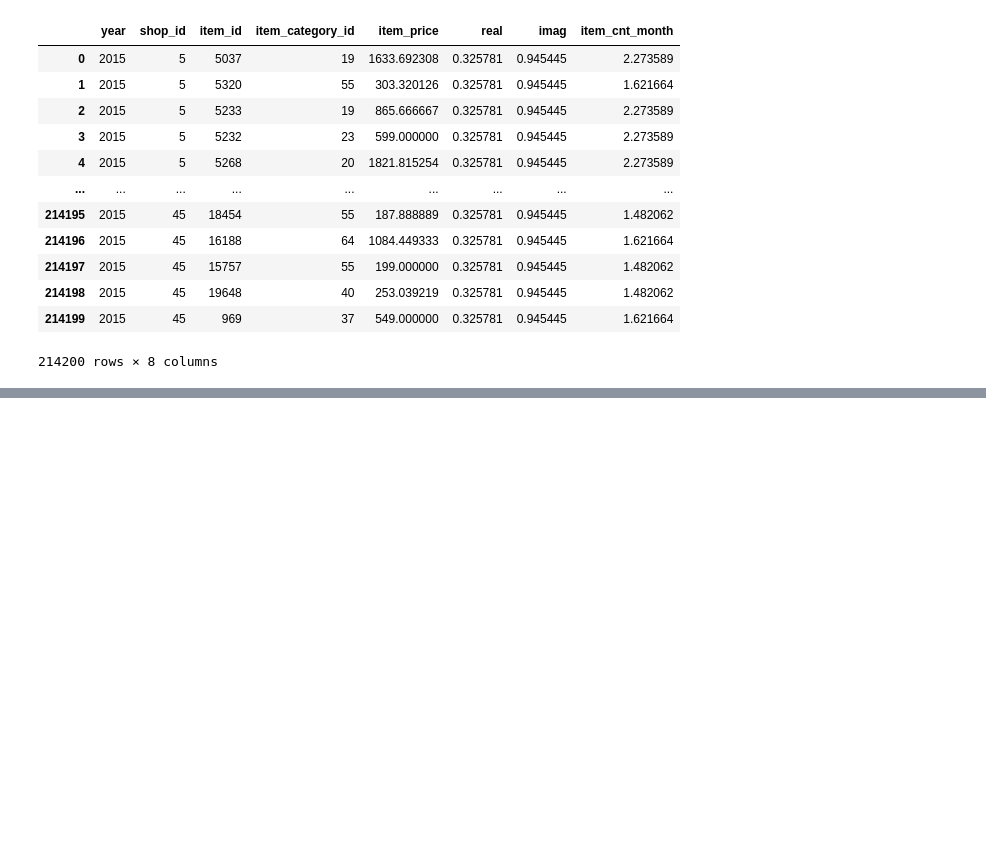
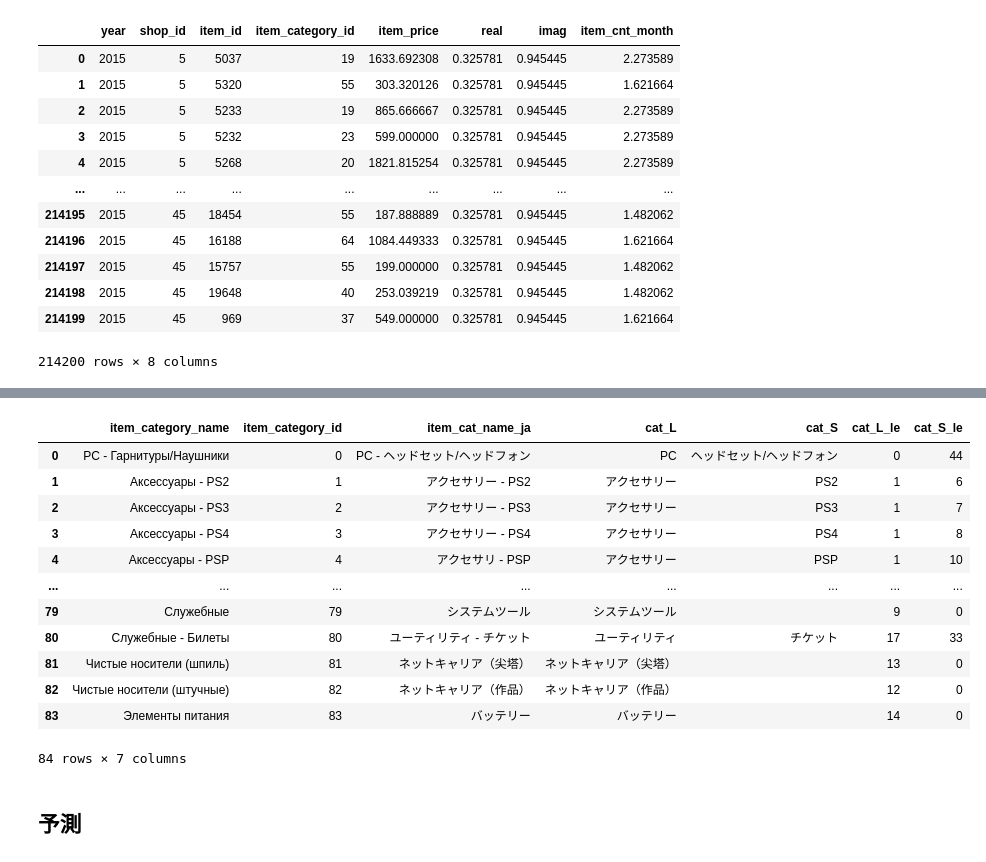
Before and after one commit to Laplusdestiny/-kaggle-Predict-Future-Sales, a Jupyter notebook: Predict-Future-Sales-01.ipynb, the cells around one changed output, grey strips where cells are left out. Drawn from its saved outputs; the diff is of its cells as text; code cells hidden in the pictures; blank space fills up the shorter version.

```diff
--- a/Predict-Future-Sales-01.ipynb
+++ b/Predict-Future-Sales-01.ipynb
@@ -646,0 +698,5 @@ submission.to_csv(f"results/{now()}.csv", index=False)
+# %%
+item_cat = data["item_cat"]
+tqdm.pandas()
+item_cat["item_cat_name_ja"] = item_cat["item_category_name"].progress_apply(translate_to_ja)
+item_cat.head()
@@ -646,0 +710,3 @@ submission.to_csv(f"results/{now()}.csv", index=False)
+# %%
+item_cat = pd.concat([item_cat, pd.DataFrame(item_cat["item_cat_name_ja"].apply(lambda x: x.split("-")).to_list(), columns=["cat_L", "cat_S"])], axis=1)
+item_cat
@@ -646,0 +727,4 @@ submission.to_csv(f"results/{now()}.csv", index=False)
+# %%
+item_cat["cat_L"] = item_cat["cat_L"].apply(lambda x: x.strip())
+item_cat["cat_S"] = item_cat["cat_S"].fillna("").apply(lambda x: x.strip())
+item_cat["cat_L"].unique(), item_cat["cat_S"].unique()
@@ -646,0 +748,2 @@ submission.to_csv(f"results/{now()}.csv", index=False)
+# %%
+item_cat["cat_L"] = item_cat["cat_L"].replace("アクセサリ", "アクセサリー")
@@ -646,0 +752,21 @@ submission.to_csv(f"results/{now()}.csv", index=False)
+# %%
+le = LabelEncoder()
+item_cat["cat_L_le"] = le.fit_transform(item_cat["cat_L"])
+item_cat["cat_S_le"] = le.fit_transform(item_cat["cat_S"])
+item_cat
+# %% [output]
+|  | item_category_name | item_category_id | item_cat_name_ja | cat_L | cat_S | cat_L_le | cat_S_le |
+| 0 | PC - Гарнитуры/Наушники | 0 | PC - ヘッドセット/ヘッドフォン | PC | ヘッドセット/ヘッドフォン | 0 | 44 |
+| 1 | Аксессуары - PS2 | 1 | アクセサリー - PS2 | アクセサリー | PS2 | 1 | 6 |
+| 2 | Аксессуары - PS3 | 2 | アクセサリー - PS3 | アクセサリー | PS3 | 1 | 7 |
+| 3 | Аксессуары - PS4 | 3 | アクセサリー - PS4 | アクセサリー | PS4 | 1 | 8 |
+| 4 | Аксессуары - PSP | 4 | アクセサリ - PSP | アクセサリー | PSP | 1 | 10 |
+| ... | ... | ... | ... | ... | ... | ... | ... |
+| 79 | Служебные | 79 | システムツール | システムツール |  | 9 | 0 |
+| 80 | Служебные - Билеты | 80 | ユーティリティ - チケット | ユーティリティ | チケット | 17 | 33 |
+| 81 | Чистые носители (шпиль) | 81 | ネットキャリア（尖塔） | ネットキャリア（尖塔） |  | 13 | 0 |
+| 82 | Чистые носители (штучные) | 82 | ネットキャリア（作品） | ネットキャリア（作品） |  | 12 | 0 |
+| 83 | Элементы питания | 83 | バッテリー | バッテリー |  | 14 | 0 |
+84 rows × 7 columns
+# %% [markdown]
+## 予測
```
Also changed, not shown: parts of 22 cells of this notebook, 1 other file.
